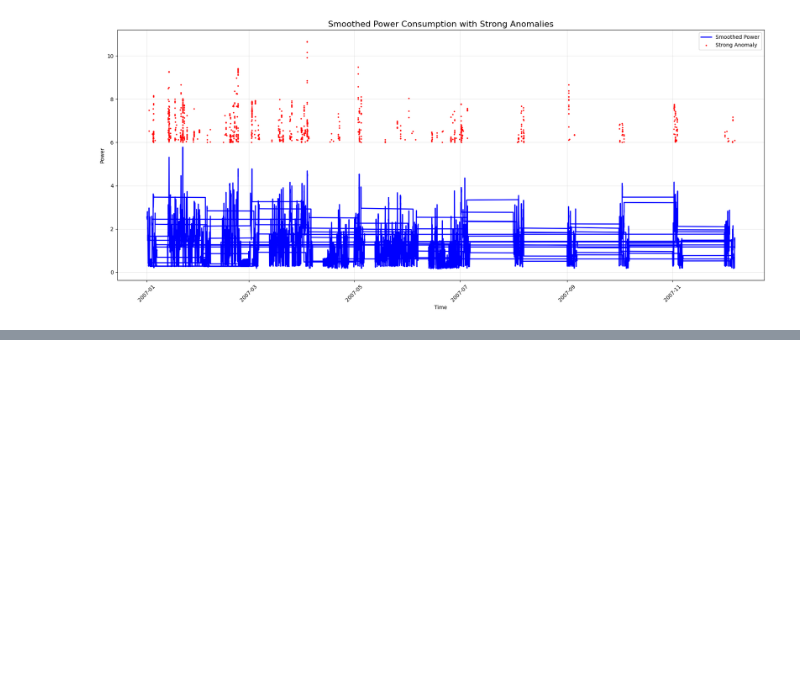
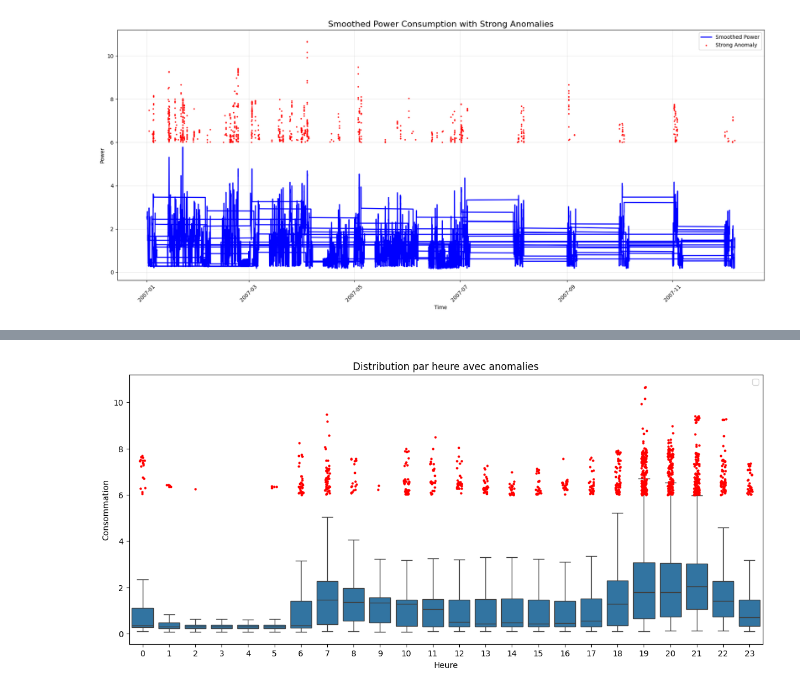
Before and after one commit to julienmelnic/energy-consumption-analysis, a Jupyter notebook: notebook.ipynb, the cells around one changed output, grey strips where cells are left out. Drawn from its saved outputs; the diff is of its cells as text; code cells hidden in the pictures; blank space fills up the shorter version.

```diff
--- a/notebook.ipynb
+++ b/notebook.ipynb
@@ -283,0 +304,28 @@ plt.show()
+# %%
+#boxplot par heure pour analyser la distribution de la consommation électrique et identifier les variations et anomalies selon les moments de la journée, en mettant en évidence les anomalies fortes détectées précédemment.
+#Contrairement à une simple moyenne, le boxplot permet de visualiser la variabilité et les outliers, ce qui est essentiel pour analyser des anomalies
+plt.figure(figsize=(14,6))
+
+sns.boxplot(
+    x="hour",
+    y="Global_active_power",
+    data=df,
+    showfliers=False
+)
+
+sns.stripplot(
+    x="hour",
+    y="Global_active_power",
+    data=df[df["anomaly_strong"]],
+    color="red",
+    size=3,
+)
+
+plt.title("Distribution par heure avec anomalies")
+plt.xlabel("Heure")
+plt.ylabel("Consommation")
+plt.legend()
+
+plt.show()
+# %% [output]
+[figure, added]
```
Also changed, not shown: parts of 13 cells of this notebook.
